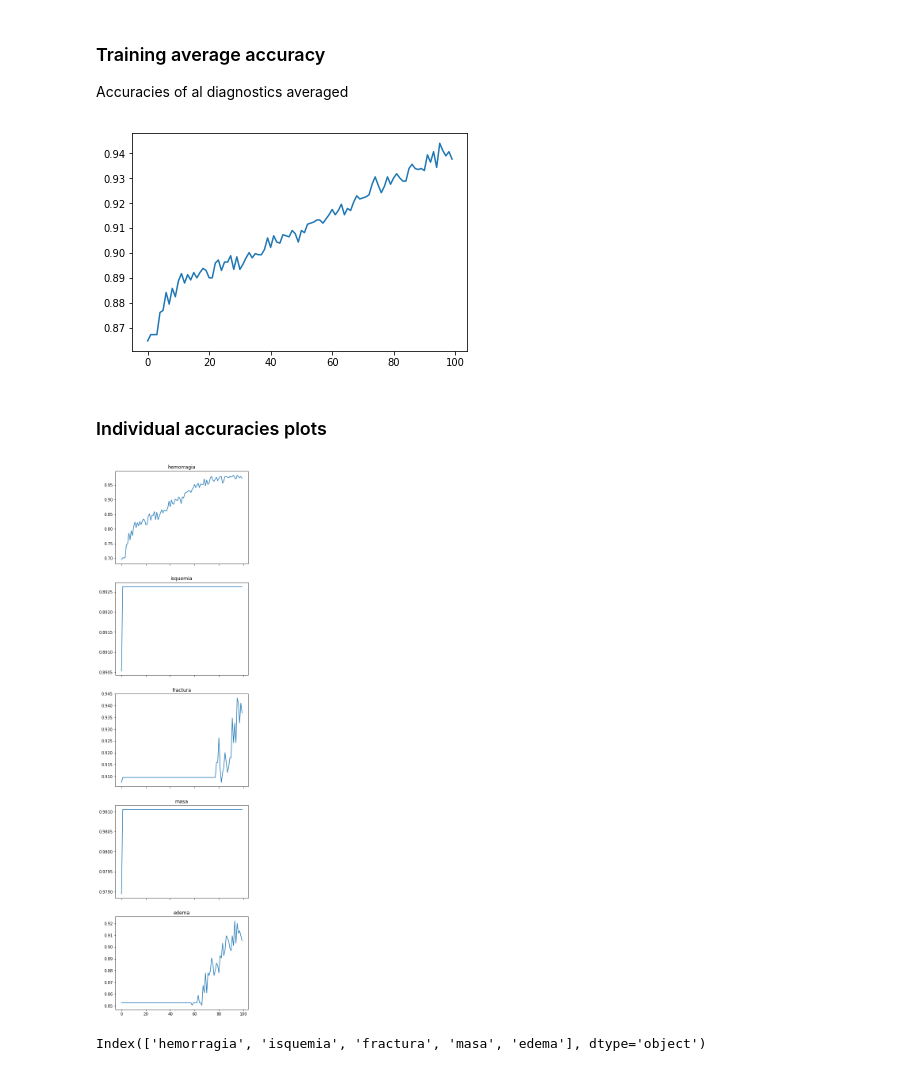
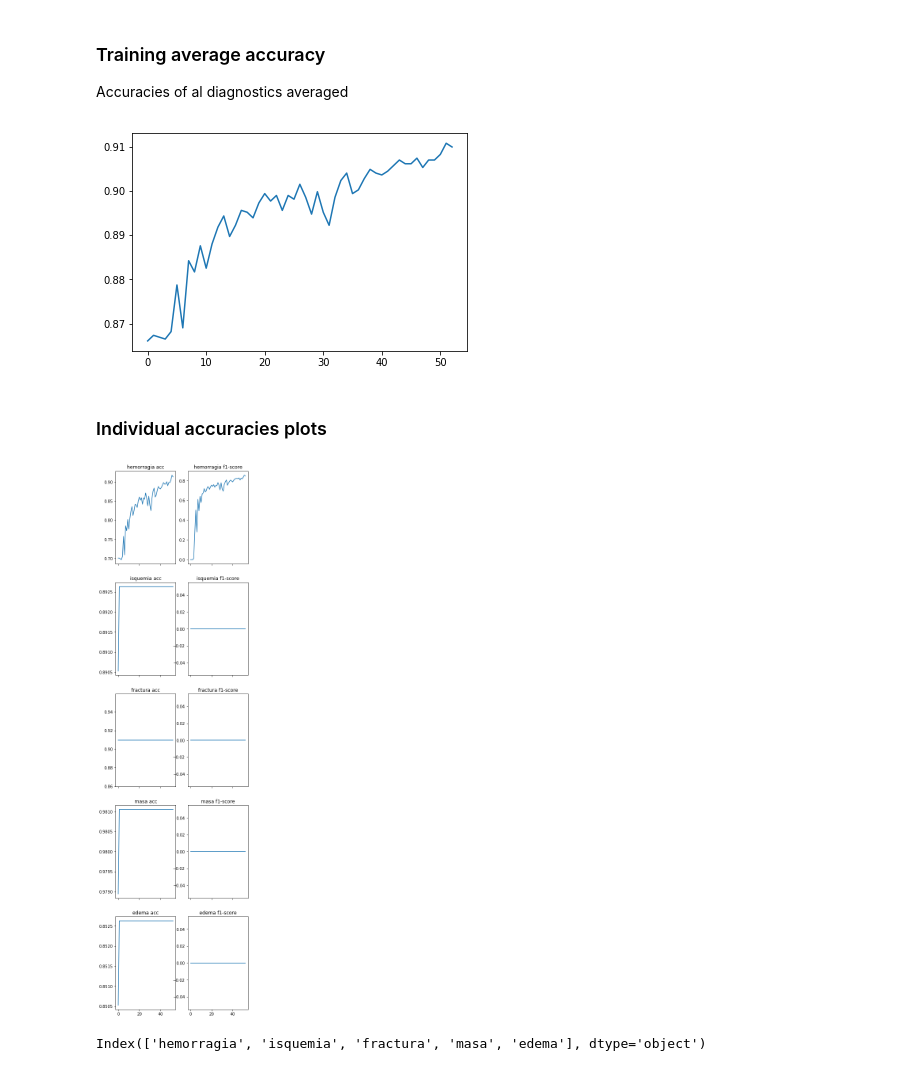
Before and after one commit to llealgt/postgrado_especializacion_investigacion_cientifica, a Jupyter notebook: proyecto/codigo/prototipos.ipynb, the cells around one changed output. Drawn from its saved outputs; the diff is of its cells as text; code cells hidden in the pictures.

Commit message:
Added f1 score charts(needs more epochs)

```diff
--- a/proyecto/codigo/prototipos.ipynb
+++ b/proyecto/codigo/prototipos.ipynb
@@ -525,10 +525,12 @@ base_criterion = torch.nn.BCEWithLogitsLoss()
 optimizer = optim.Adam(model.parameters(),lr=0.00025)
 # %%
 total_accuracies  = []
+total_f1_accuracies = []
 total_losses = []
 individual_accuracies = []
+individual_f1_accuracies = []
 # %%
-EPOCHS = 100
+EPOCHS = 50
 # %%
 def calc_accuracy(y_pred,y_real):
     "for calculating the accurracy of multiple columns"
@@ -543,6 +545,20 @@ def calc_accuracy(y_pred,y_real):
         accuracies.append(colum_acc)
 
     return accuracies, np.mean(np.array(accuracies))
+
+def calc_f1_score(y_pred,y_real):
+    "for calculating the f1 acc score of multiple columns"
+    assert y_pred.shape[1] == y_real.shape[1]
+
+    num_columns = y_pred.shape[1]
+
+    accuracies = []
+    for i in range(num_columns):
+
+        colum_acc = f1_score(y_pred[:,i],y_real[:,i])
+        accuracies.append(colum_acc)
+
+    return accuracies, np.mean(np.array(accuracies))
 # %%
 
 
@@ -648,13 +664,17 @@ for epoch in range(EPOCHS):
     #correct_predictions = epoch_predictions == epoch_real_values
     #accuracy = np.average(correct_predictions)
     accuracies,average_accuracy = calc_accuracy(np.array(epoch_predictions),np.array(epoch_real_values))
+    f1_accs,average_f1_acc = calc_f1_score(np.array(epoch_predictions),np.array(epoch_real_values))
 
     epoch_avg_loss = np.average(epoch_losses)
     total_losses.append(epoch_avg_loss)
 
     total_accuracies.append(average_accuracy)
     individual_accuracies.append(accuracies)
+    total_f1_accuracies.append(average_f1_acc)
+    individual_f1_accuracies.append(f1_accs)
     print("Epoch {}: individual accs:[{}] avg accuracy {} loss:{}".format(epoch,accuracies,average_accuracy,epoch_avg_loss))
 
-individual_accuracies = np.asarray(individual_accuracies)
+individual_accuracies_tensor = np.asarray(individual_accuracies)
+individual_f1_accuracies_tensor = np.asarray(individual_f1_accuracies)
 # %% [output]
@@ -692,20 +712,23 @@ Accuracies of al diagnostics averaged
 plt.plot(total_accuracies)
 plt.show()
 # %% [output]
-[figure, old version]
+[figure, new version]
 # %% [markdown]
 ### Individual accuracies plots
 # %%
-number_of_plots = individual_accuracies.shape[1]
-f,plots = plt.subplots(number_of_plots,sharex=True,figsize= (6,25))
+number_of_plots = individual_accuracies_tensor.shape[1]
+f,plots = plt.subplots(number_of_plots,2,sharex=True,figsize= (6,25))
 
 for i in range(number_of_plots):
-    plots[i].plot(individual_accuracies[:,i])
-    plots[i].set_title(nombres_diagnosticos[i])
+    plots[i,0].plot(individual_accuracies_tensor[:,i])
+    plots[i,0].set_title(nombres_diagnosticos[i]+ " acc")
+
+    plots[i,1].plot(individual_f1_accuracies_tensor[:,i])
+    plots[i,1].set_title(nombres_diagnosticos[i]+" f1-score")
 
 plt.show()
 # %% [output]
-[figure, old version]
+[figure, new version]
 # %%
 nombres_diagnosticos = diagnosticos.columns[1:-1]
 print(nombres_diagnosticos)
```
Also changed, not shown: parts of 4 cells of this notebook.
